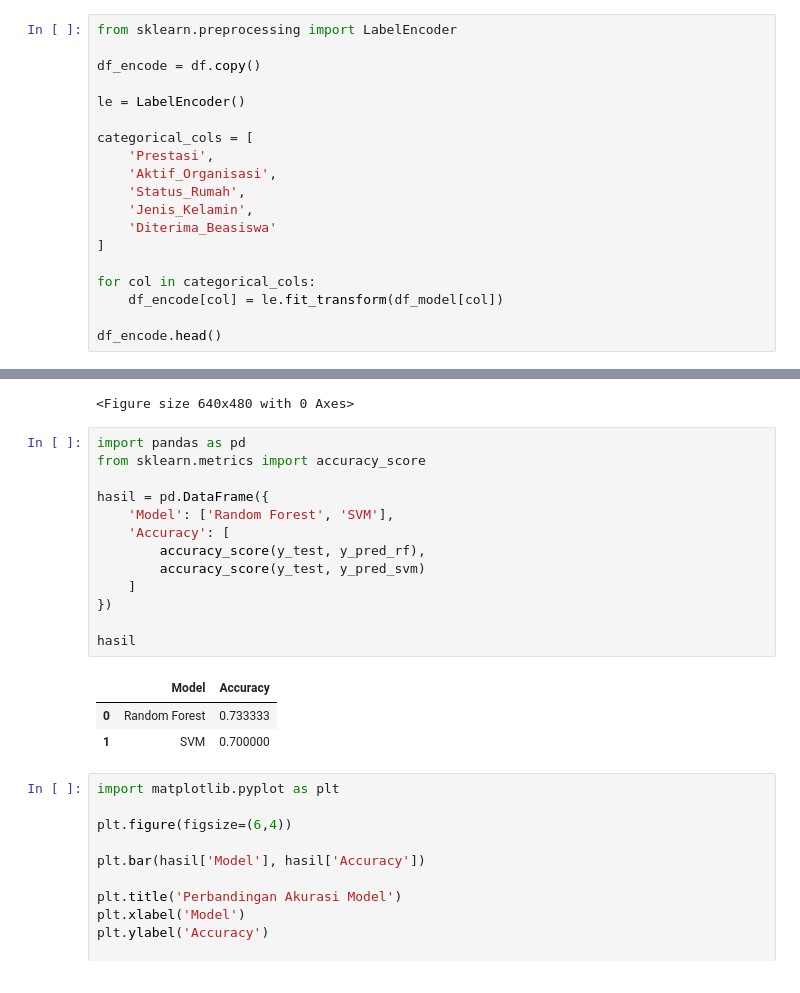
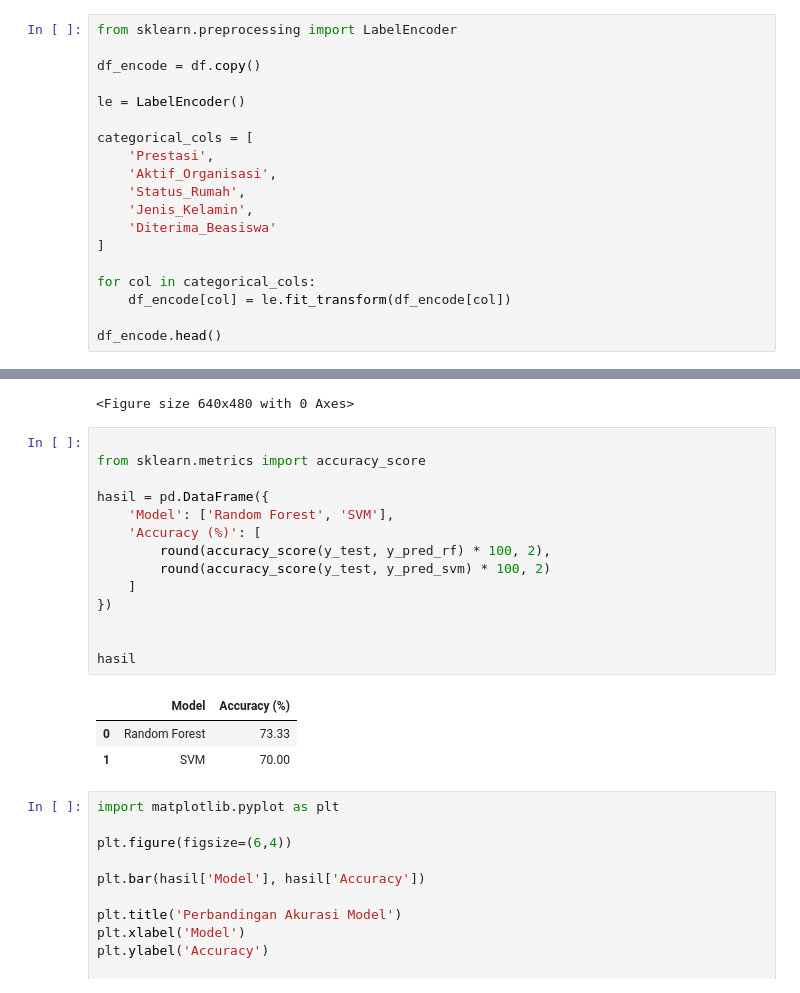
Before and after one commit to rfpmaa/uas-ml, a Jupyter notebook: notebook/UAS_ML.ipynb, the cells around one changed output, grey strips where cells are left out. Saved outputs shown, nothing was run; the diff lists cells and outputs as text.

```diff
--- a/notebook/UAS_ML.ipynb
+++ b/notebook/UAS_ML.ipynb
@@ -151,7 +151,7 @@ categorical_cols = [
 ]
 
 for col in categorical_cols:
-    df_encode[col] = le.fit_transform(df_model[col])
+    df_encode[col] = le.fit_transform(df_encode[col])
 
 df_encode.head()
 # %% [output]
@@ -346,22 +346,23 @@ plt.savefig("roc_curve_svm.png", dpi=300, bbox_inches="tight")
 # %% [output]
 <Figure size 640x480 with 0 Axes>
 # %%
-import pandas as pd
+
 from sklearn.metrics import accuracy_score
 
 hasil = pd.DataFrame({
     'Model': ['Random Forest', 'SVM'],
-    'Accuracy': [
-        accuracy_score(y_test, y_pred_rf),
-        accuracy_score(y_test, y_pred_svm)
+    'Accuracy (%)': [
+        round(accuracy_score(y_test, y_pred_rf) * 100, 2),
+        round(accuracy_score(y_test, y_pred_svm) * 100, 2)
     ]
 })
 
+
 hasil
 # %% [output]
-|  | Model | Accuracy |
-| 0 | Random Forest | 0.733333 |
-| 1 | SVM | 0.700000 |
+|  | Model | Accuracy (%) |
+| 0 | Random Forest | 73.33 |
+| 1 | SVM | 70.00 |
 # %%
 import matplotlib.pyplot as plt
 
```
Also changed, not shown: parts of 4 cells of this notebook.
